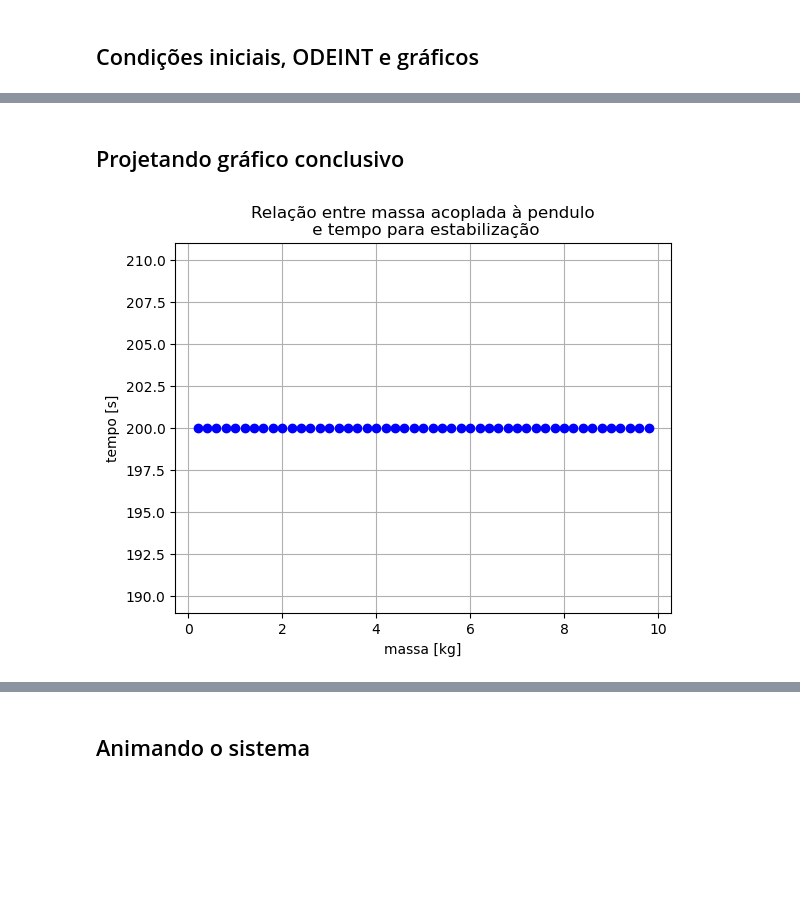
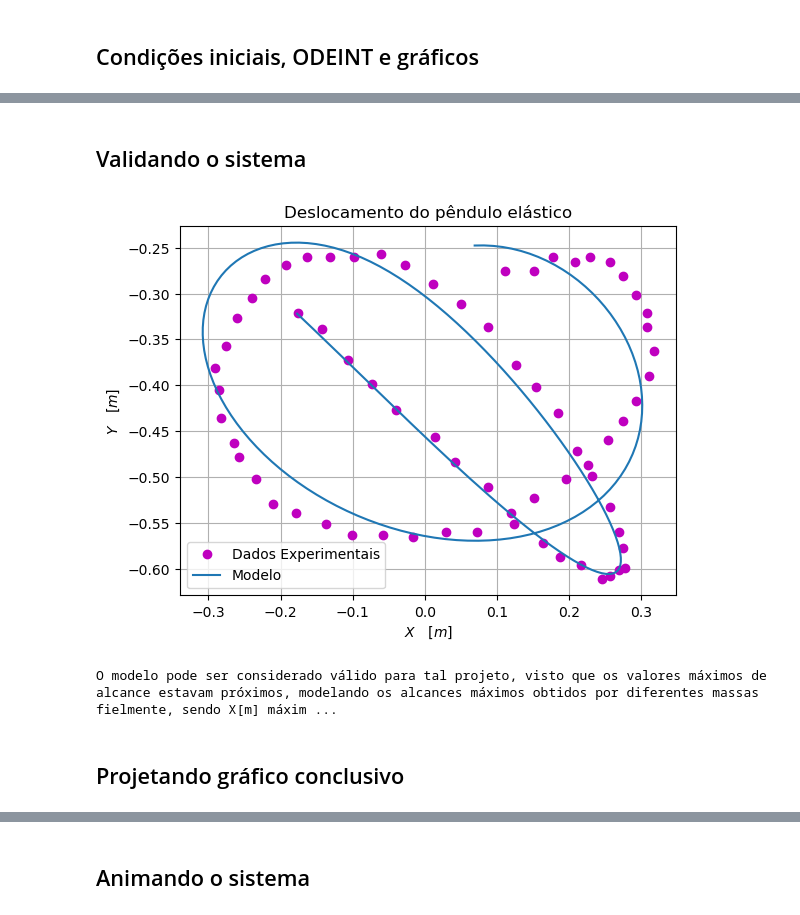
Before and after one commit to GabrielaFanganiello/P3-modsim, a Jupyter notebook: Projeto 3 Jupiter.ipynb, the cells around one changed output, grey strips where cells are left out. Cells and saved outputs as stored; diff of their text form; code cells hidden in the pictures; blank space fills up the shorter version.

```diff
--- a/Projeto 3 Jupiter.ipynb
+++ b/Projeto 3 Jupiter.ipynb
@@ -119,25 +115,44 @@ plt.show()
+# %% [markdown]
+## Validando o sistema
+# %%
+#Importando dados usados no tracker, dados experimentais
+import pandas
+colunas = ['t', 'x', 'y', 'vx', 'vy']
+data = pandas.read_csv('p3 t5 dados.txt', names = colunas)
+
+# Separando cada valor armazenado pelo tracker em sublistas
+te = data.t.tolist()
+xe = data.x.tolist()
+ye = data.y.tolist()
+vxe = data.vx.tolist()
+vye = data.vy.tolist()
+
+# Plotando em um mesmo gráfico os dados experimentais e do modelo para validação
+plt.plot(xe, ye, 'mo', label = 'Dados Experimentais')
+plt.plot(pos_x, pos_y, label = 'Modelo')
+plt.title('Deslocamento do pêndulo elástico')
+plt.xlabel('$X \quad [m]$')
+plt.ylabel('$Y \quad [m]$')
+plt.legend()
+plt.grid(True)
+plt.show()
+
+
+x_e = []
+y_e = []
+
+for i in range(len(xe)):                   # Pegando os valores absolutos de alcance de x e y
+    x_e.append(abs(xe[i]))
+    y_e.append(abs(ye[i]))
+
+x_max_modelo = max(abs(pos_x))             # Definindo os máximos alcances de x e y conforme o modelo e o experimento
+x_max_experimento = max(x_e)
+y_max_modelo = max(abs(pos_y))
+y_max_experimento = max(y_e)
+
+print('O modelo pode ser considerado válido para tal projeto, visto que os valores máximos de alcance estavam próximos, modelando os alcances máximos obtidos por diferentes massas fielmente, sendo X[m] máximo do modelo = {0:,.2f}m e do experimento = {1:,.2f}m, Y[m] máximo do modelo = {2:,.2f}m e do experimento = {3:,.2f}m'. format(x_max_modelo, x_max_experimento, y_max_modelo, y_max_experimento) )
+# %% [output]
+[figure, added]
+O modelo pode ser considerado válido para tal projeto, visto que os valores máximos de alcance estavam próximos, modelando os alcances máximos obtidos por diferentes massas fielmente, sendo X[m] máxim ...
 # %% [markdown]
 ## Projetando gráfico conclusivo
-# %%
-lista_tempos = []
-vc = 0.03                     # Velocidade de corte, quando o pêndulo "para" 95% de seu movimento
-
-for i in range(len(m)):
-    result = odeint(modelo, CI, tempo, args = (m[i],))
-    velo_x = resultado[:,2]
-
-    for j in range(len(tempo)):
-        if max(abs(velo_x[j:])) < vc:
-            break
-    lista_tempos.append(tempo[j])
-
-
-plt.plot(m, lista_tempos, 'bo')
-plt.title('Relação entre massa acoplada à pendulo\n e tempo para estabilização')
-plt.xlabel('massa [kg]')
-plt.ylabel('tempo [s]')
-
-plt.grid(True)
-plt.show()
-# %% [output]
-[figure, removed]
```
Also changed, not shown: parts of 7 cells of this notebook.
